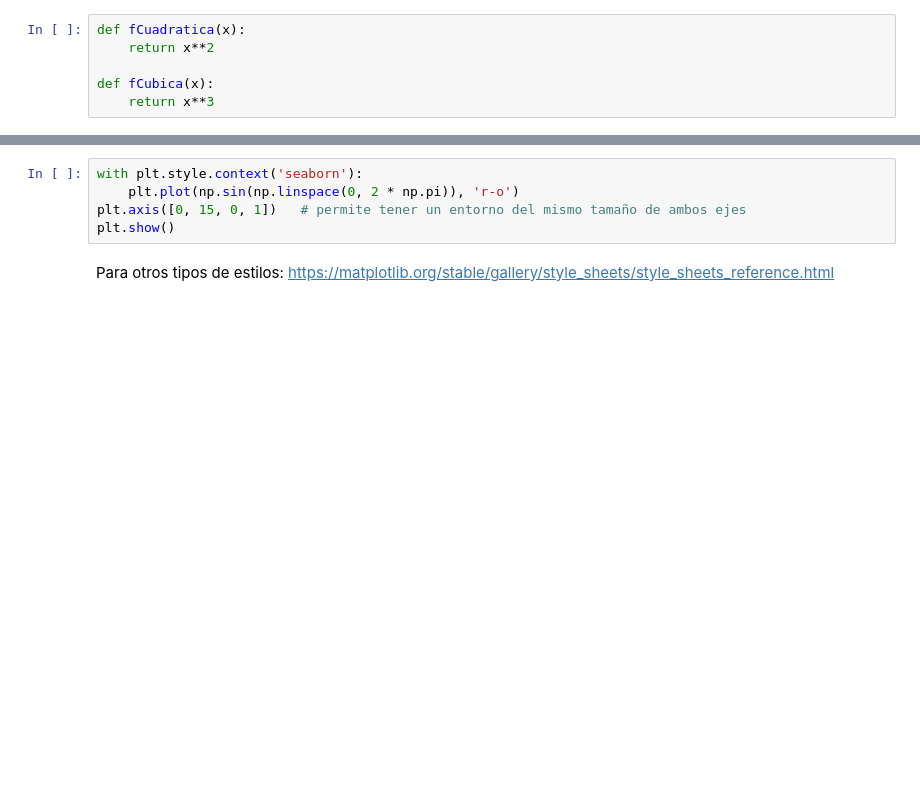
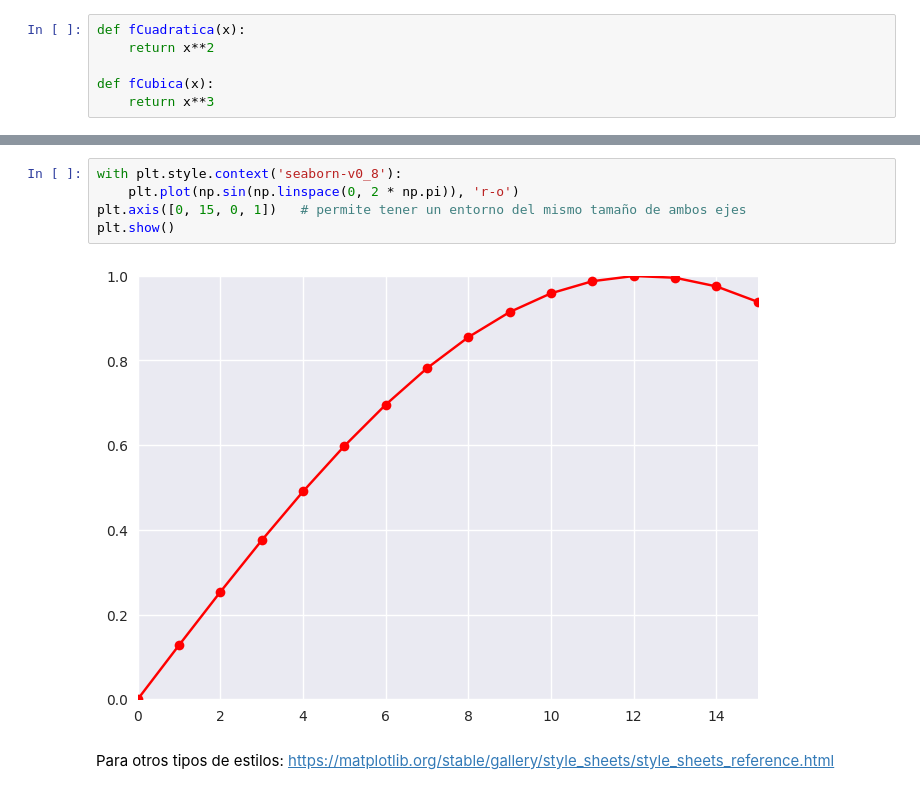
Before and after one commit to DiegoSuarz/Data-Science-for-Business, a Jupyter notebook: 10_Sesión 5 - 1.Visualización Matplotlib.ipynb, the cells around one changed output, grey strips where cells are left out. Drawn from its saved outputs; the diff is of its cells as text; blank space fills up the shorter version.

```diff
--- a/10_Sesión 5 - 1.Visualización Matplotlib.ipynb
+++ b/10_Sesión 5 - 1.Visualización Matplotlib.ipynb
@@ -163,8 +206,10 @@ plt.show()
 # %%
-with plt.style.context('seaborn'):
+with plt.style.context('seaborn-v0_8'):
     plt.plot(np.sin(np.linspace(0, 2 * np.pi)), 'r-o')
 plt.axis([0, 15, 0, 1])   # permite tener un entorno del mismo tamaño de ambos ejes
 plt.show()
+# %% [output]
+[figure, added]
 # %% [markdown]
 Para otros tipos de estilos: https://matplotlib.org/stable/gallery/style_sheets/style_sheets_reference.html
 # %% [markdown]
```
Also changed, not shown: parts of 71 cells of this notebook, 4 other files.
